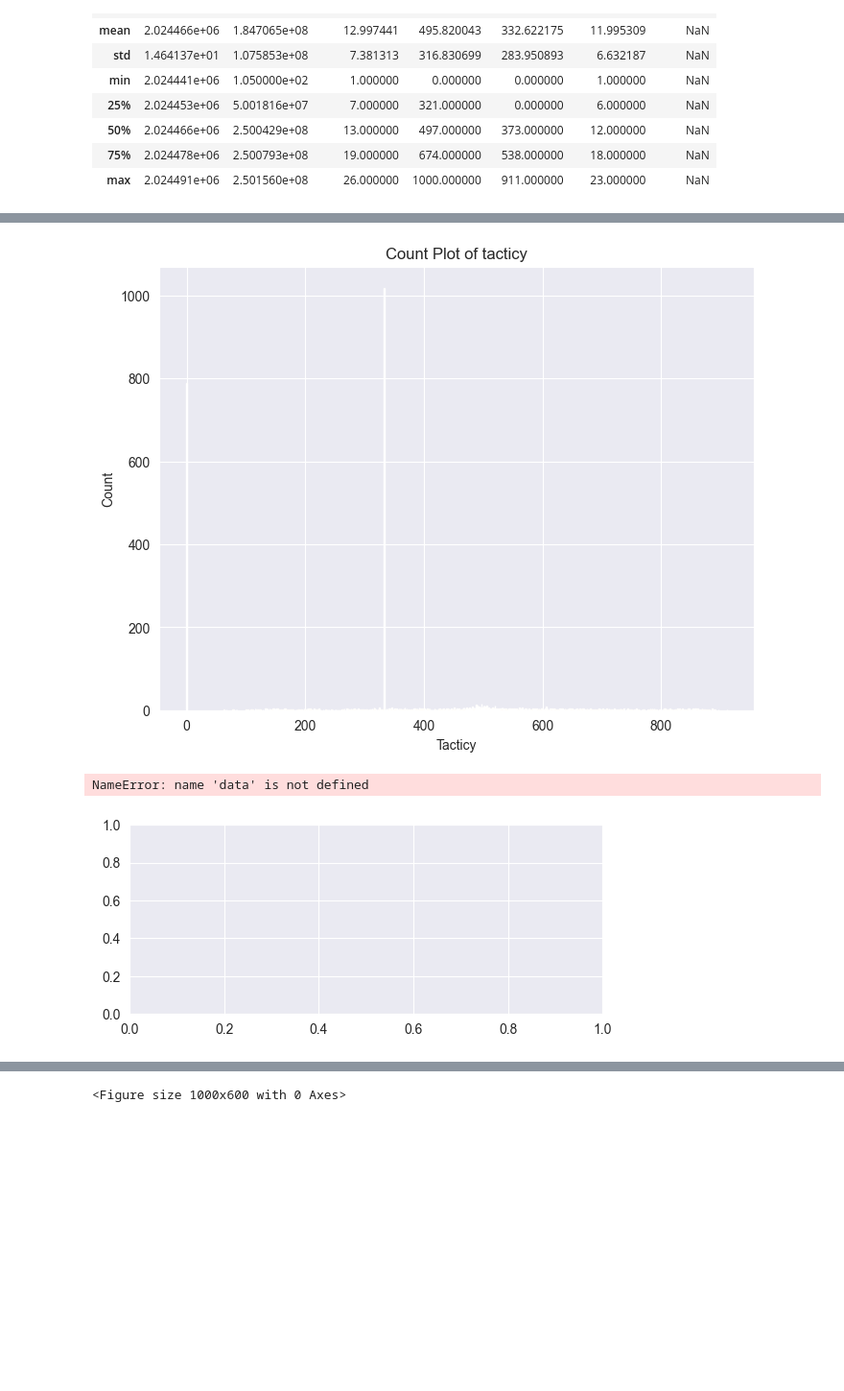
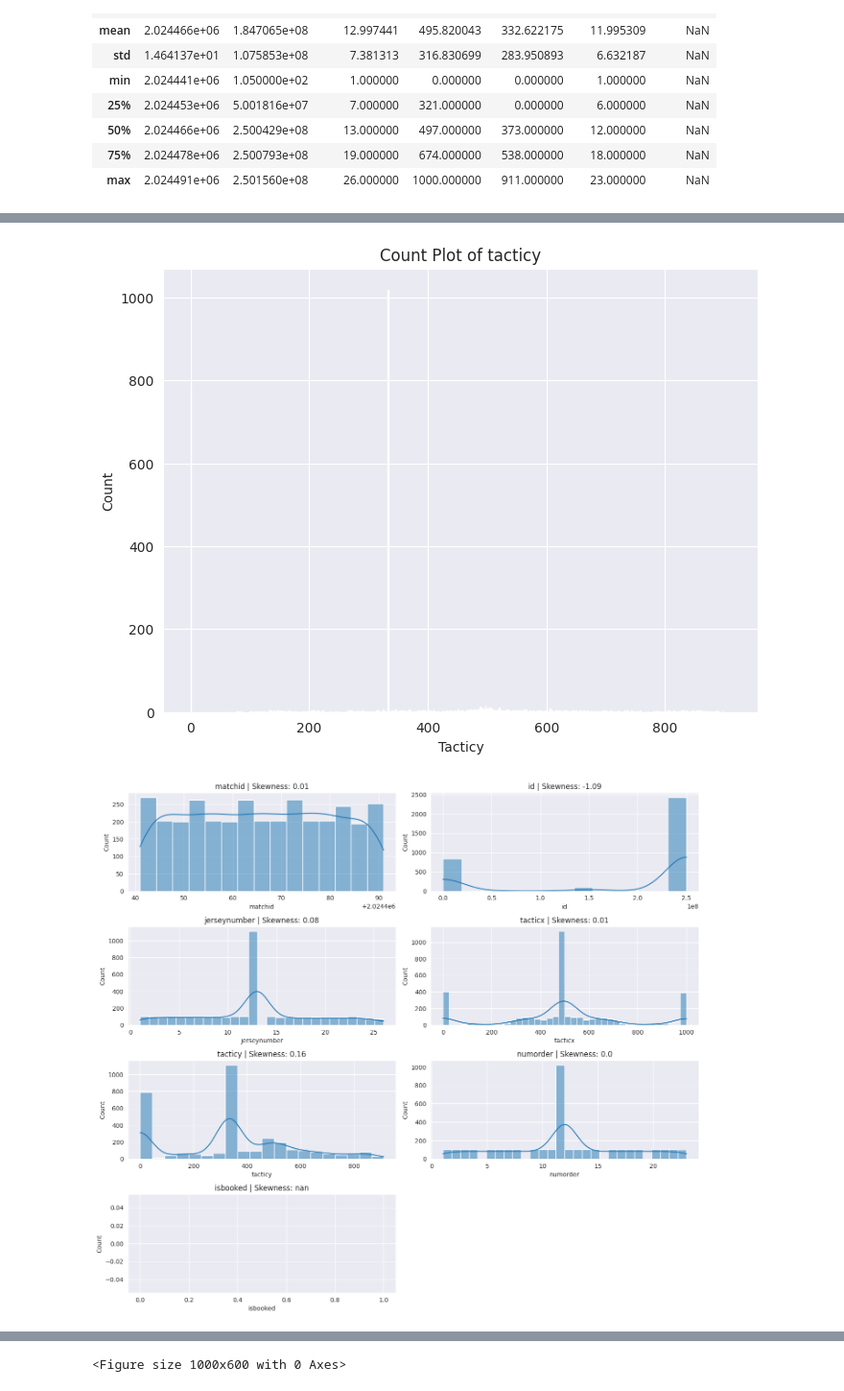
Before and after one commit to SFETNI/Omdena-UEFAEURO2024, a Jupyter notebook: task2-data-analysis/match_line_ups.ipynb, the cells around one changed output, grey strips where cells are left out. Shown at 96% size. Saved outputs shown, nothing was run; the diff lists cells and outputs as text; code cells hidden in the pictures; blank space fills up the shorter version.

```diff
--- a/task2-data-analysis/match_line_ups.ipynb
+++ b/task2-data-analysis/match_line_ups.ipynb
@@ -4,7 +4,7 @@ import pandas as pd
 import matplotlib.pyplot as plt
 import seaborn as sns
 # %%
-match_line_ups = pd.read_csv("//Users/tsovinarbabakhanyan/Desktop/TunisiaLocalChapter_UEFAEURO2024/Datasets/match_line_ups.csv")
+match_line_ups = pd.read_csv("/content/match_line_ups.csv")
 # %%
 match_line_ups.info()
 # %% [output]
@@ -135,27 +135,26 @@ plt.xlabel('Tacticy')
 plt.ylabel('Count')
 plt.show()
 # %% [output]
-[figure, old version]
+[figure, new version]
 # %%
 # Set Seaborn style
 sns.set_style("darkgrid")
 
 # Identify numerical columns
 numerical_columns = match_line_ups.select_dtypes(include=["int64", "float64"]).columns
 
 # Plot distribution of each numerical feature
 plt.figure(figsize=(14, len(numerical_columns) * 3))
 for idx, feature in enumerate(numerical_columns, 1):
     plt.subplot(len(numerical_columns), 2, idx)
-    sns.histplot(data[feature], kde=True)
-    plt.title(f"{feature} | Skewness: {round(data[feature].skew(), 2)}")
+    sns.histplot(match_line_ups[feature], kde=True)
+    plt.title(f"{feature} | Skewness: {round(match_line_ups[feature].skew(), 2)}")
 
 # Adjust layout and show plots
 plt.tight_layout()
 plt.show()
 # %% [output]
-NameError: name 'data' is not defined
-[figure, old version]
+[figure, new version]
 # %%
 # Assuming 'data' is your DataFrame
 plt.figure(figsize=(10, 8))
```
Also changed, not shown: parts of 25 cells of this notebook, 3 other files.
